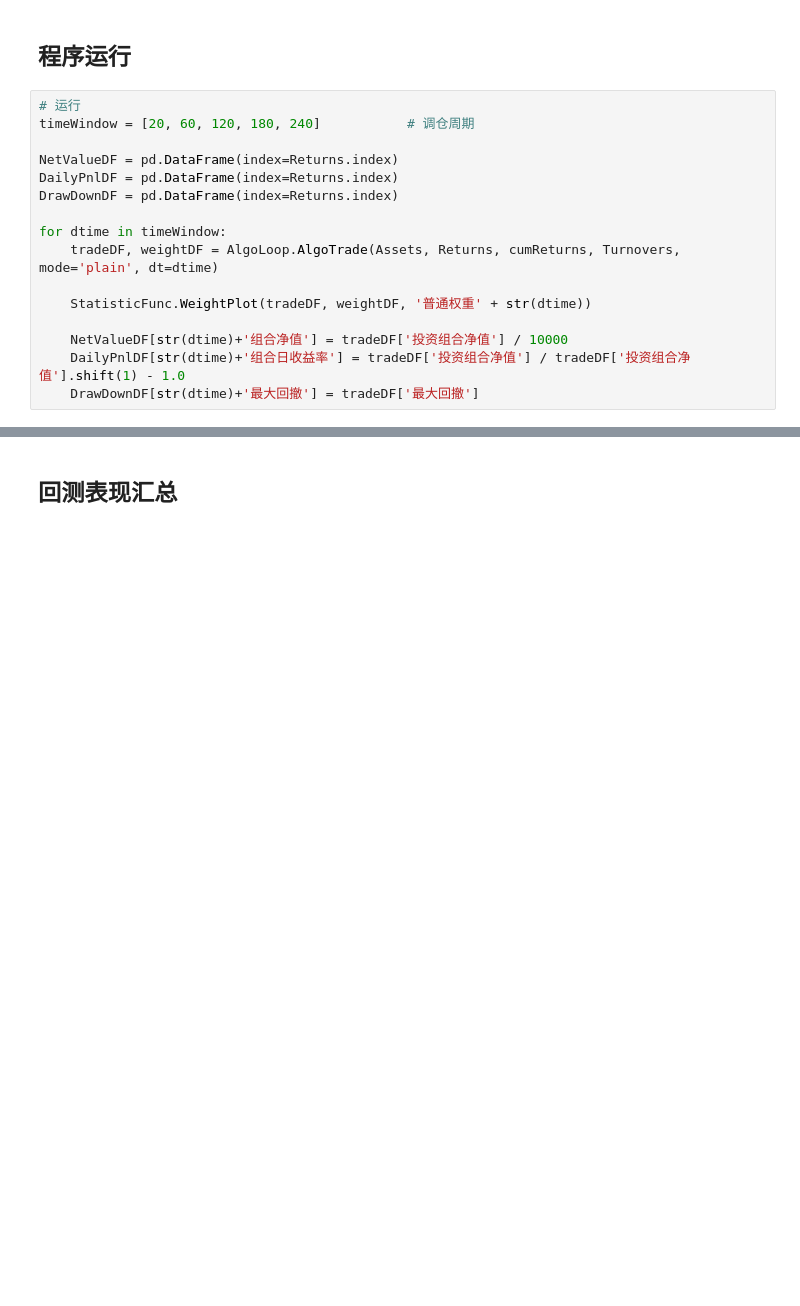
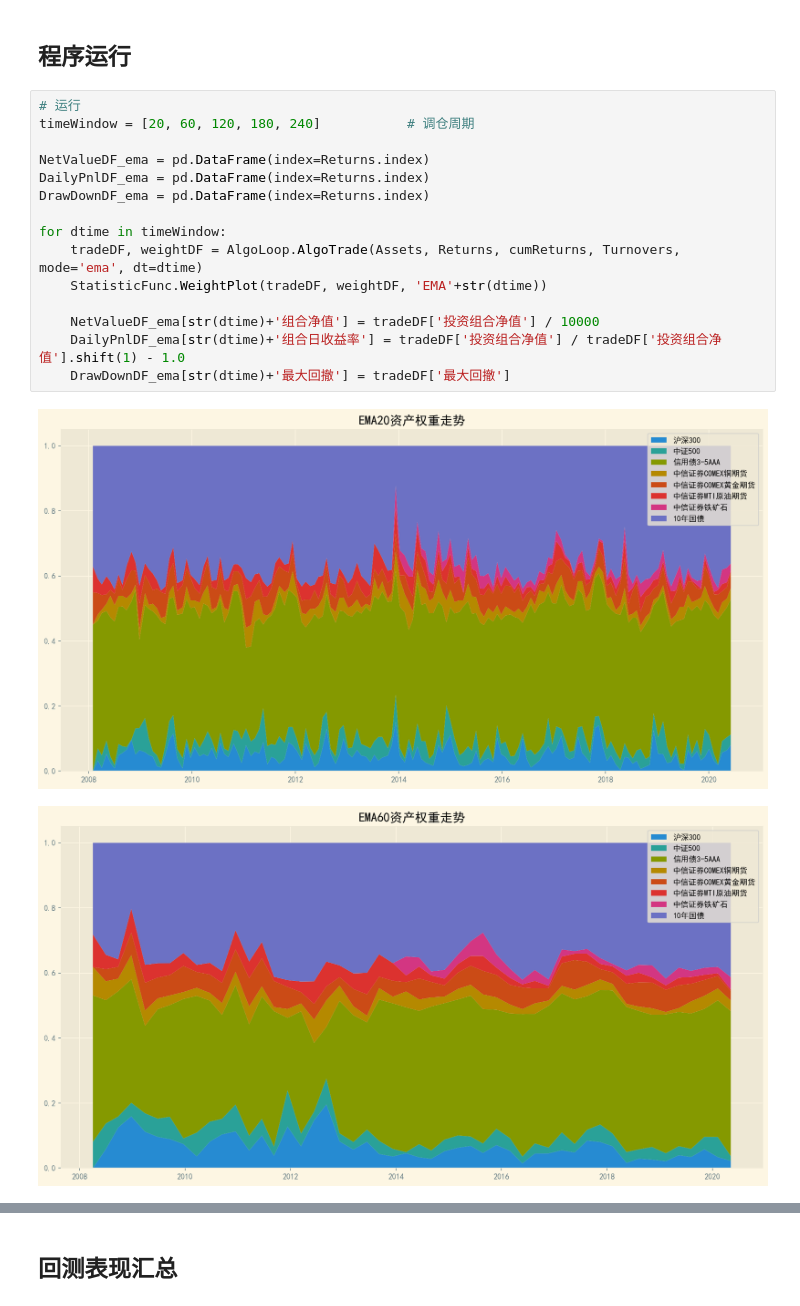
Before and after one commit to Zhehao97/RiskParityFactorModel, a Jupyter notebook: RiskParityModel.ipynb, the cells around one changed output, grey strips where cells are left out. Cells and saved outputs as stored; diff of their text form; blank space fills up the shorter version.

```diff
--- a/RiskParityModel.ipynb
+++ b/RiskParityModel.ipynb
@@ -158,16 +197,18 @@ cumReturns.plot(figsize=(16, 8))
 # %%
 # 运行
 timeWindow = [20, 60, 120, 180, 240]           # 调仓周期
 
-NetValueDF = pd.DataFrame(index=Returns.index)
-DailyPnlDF = pd.DataFrame(index=Returns.index)
-DrawDownDF = pd.DataFrame(index=Returns.index)
+NetValueDF_ema = pd.DataFrame(index=Returns.index)
+DailyPnlDF_ema = pd.DataFrame(index=Returns.index)
+DrawDownDF_ema = pd.DataFrame(index=Returns.index)
 
 for dtime in timeWindow:
-    tradeDF, weightDF = AlgoLoop.AlgoTrade(Assets, Returns, cumReturns, Turnovers, mode='plain', dt=dtime)
+    tradeDF, weightDF = AlgoLoop.AlgoTrade(Assets, Returns, cumReturns, Turnovers, mode='ema', dt=dtime)
+    StatisticFunc.WeightPlot(tradeDF, weightDF, 'EMA'+str(dtime))
 
-    StatisticFunc.WeightPlot(tradeDF, weightDF, '普通权重' + str(dtime))
-
-    NetValueDF[str(dtime)+'组合净值'] = tradeDF['投资组合净值'] / 10000
-    DailyPnlDF[str(dtime)+'组合日收益率'] = tradeDF['投资组合净值'] / tradeDF['投资组合净值'].shift(1) - 1.0
-    DrawDownDF[str(dtime)+'最大回撤'] = tradeDF['最大回撤']
+    NetValueDF_ema[str(dtime)+'组合净值'] = tradeDF['投资组合净值'] / 10000
+    DailyPnlDF_ema[str(dtime)+'组合日收益率'] = tradeDF['投资组合净值'] / tradeDF['投资组合净值'].shift(1) - 1.0
+    DrawDownDF_ema[str(dtime)+'最大回撤'] = tradeDF['最大回撤']
+# %% [output]
+[figure, added]
+[figure, added]
```
Also changed, not shown: parts of 114 cells of this notebook, 9 other files.
